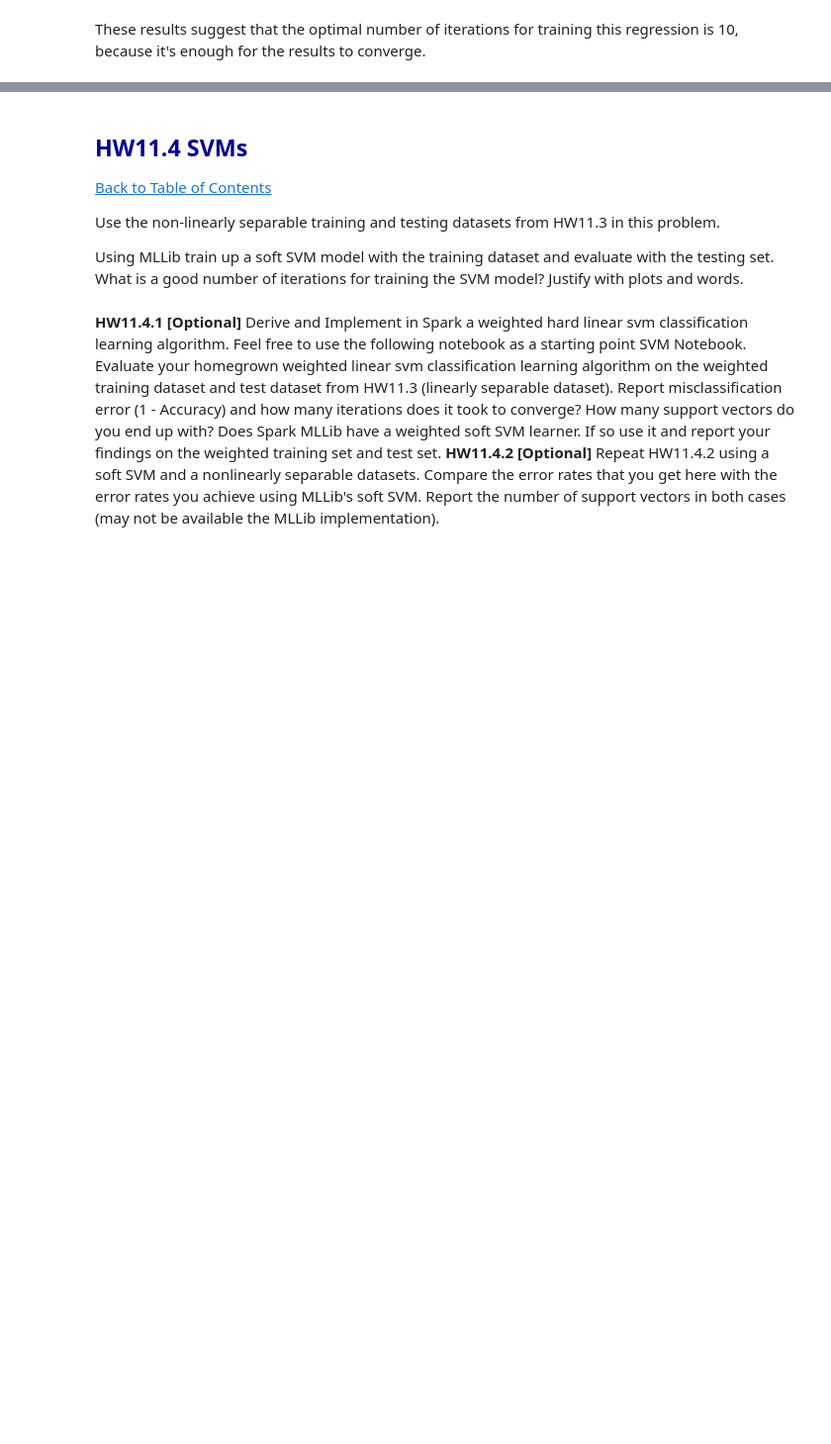
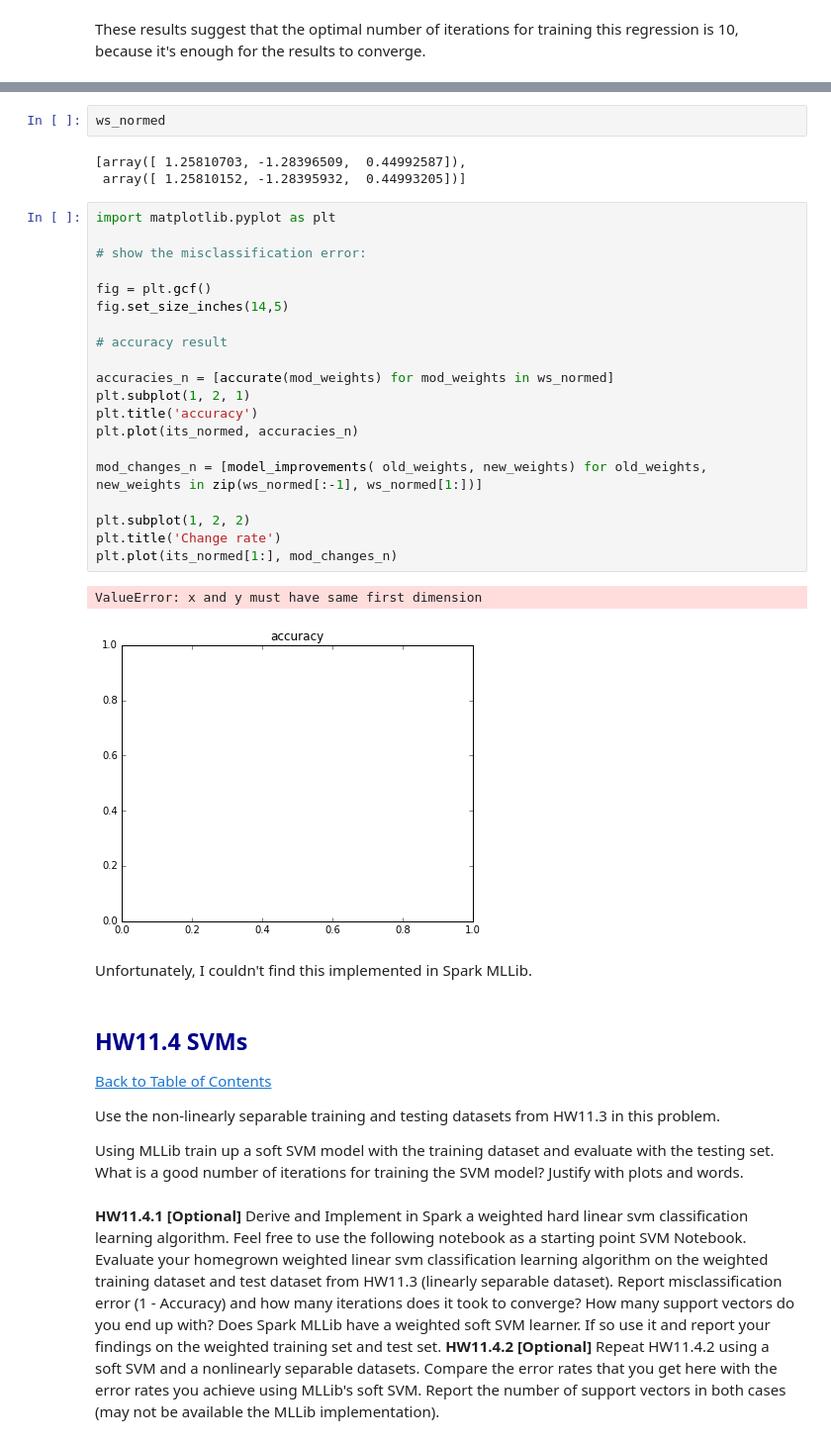
Before and after one commit to kuknina/W261-Machine-Learning-at-Scale, a Jupyter notebook: HW-11-Nina Kuklisova.ipynb, the cells around one changed output, grey strips where cells are left out. Shown at 99% size. Cells and saved outputs as stored; diff of their text form; blank space fills up the shorter version.

```diff
--- a/HW-11-Nina Kuklisova.ipynb
+++ b/HW-11-Nina Kuklisova.ipynb
@@ -662,3 +757,33 @@ These results suggest that the optimal number of iterations for training this re
+# %%
+ws_normed
+# %% [output]
+[array([ 1.25810703, -1.28396509,  0.44992587]),
+ array([ 1.25810152, -1.28395932,  0.44993205])]
+# %%
+import matplotlib.pyplot as plt
+
+# show the misclassification error:
+
+fig = plt.gcf()
+fig.set_size_inches(14,5)
+
+# accuracy result
+
+accuracies_n = [accurate(mod_weights) for mod_weights in ws_normed]
+plt.subplot(1, 2, 1)
+plt.title('accuracy')
+plt.plot(its_normed, accuracies_n)
+
+mod_changes_n = [model_improvements( old_weights, new_weights) for old_weights, new_weights in zip(ws_normed[:-1], ws_normed[1:])]
+
+plt.subplot(1, 2, 2)
+plt.title('Change rate')
+plt.plot(its_normed[1:], mod_changes_n)
+# %% [output]
+ValueError: x and y must have same first dimension
+[figure, added]
+# %% [markdown]
+Unfortunately, I couldn't find this implemented in Spark MLLib.
 # %% [markdown]
 <a name="HW11.4"><h2 style="color:darkblue"> HW11.4 SVMs  </h2>
 [Back to Table of Contents](#TOC)
```
Also changed, not shown: parts of 14 cells of this notebook.
